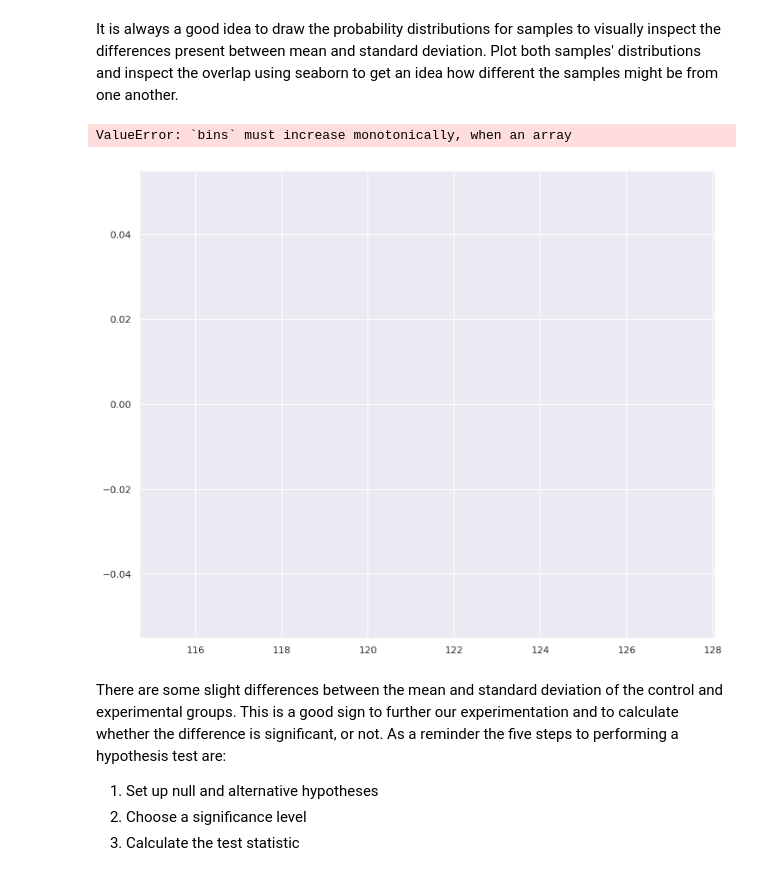
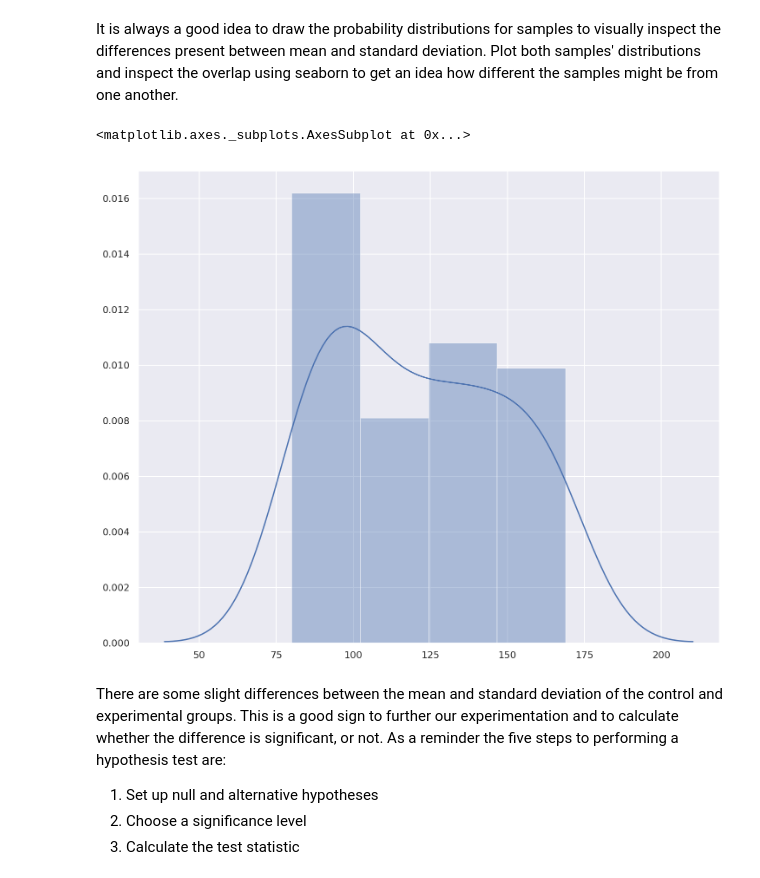
Before and after one commit to harrisonmiller13/dsc-two-sample-t-tests-lab-nyc-ds-060319, a Jupyter notebook: index.ipynb, the cells around one changed output. Saved outputs shown, nothing was run; the diff lists cells and outputs as text; code cells hidden in the pictures.

```diff
--- a/index.ipynb
+++ b/index.ipynb
@@ -70,10 +70,10 @@ Plot both samples' distributions and inspect the overlap using seaborn to get an
 # %%
 sns.set(color_codes=True)
 sns.set(rc={'figure.figsize':(12,10)})
-sns.distplot(control, exper)
+sns.distplot(control)
 # %% [output]
-ValueError: `bins` must increase monotonically, when an array
+<matplotlib.axes._subplots.AxesSubplot at 0x...>
-[figure, old version]
+[figure, new version]
 # %% [markdown]
 There are some slight differences between the mean and standard deviation of the control and experimental groups. This is a good sign to further our experimentation and to calculate whether the difference is significant, or not. As a reminder the five steps to performing a hypothesis test are:
 
```
